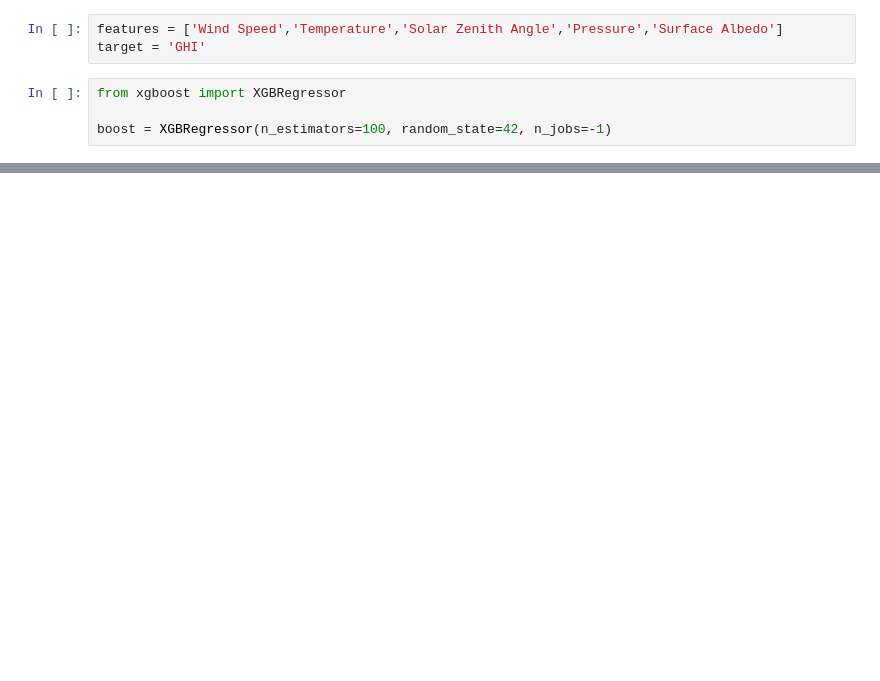
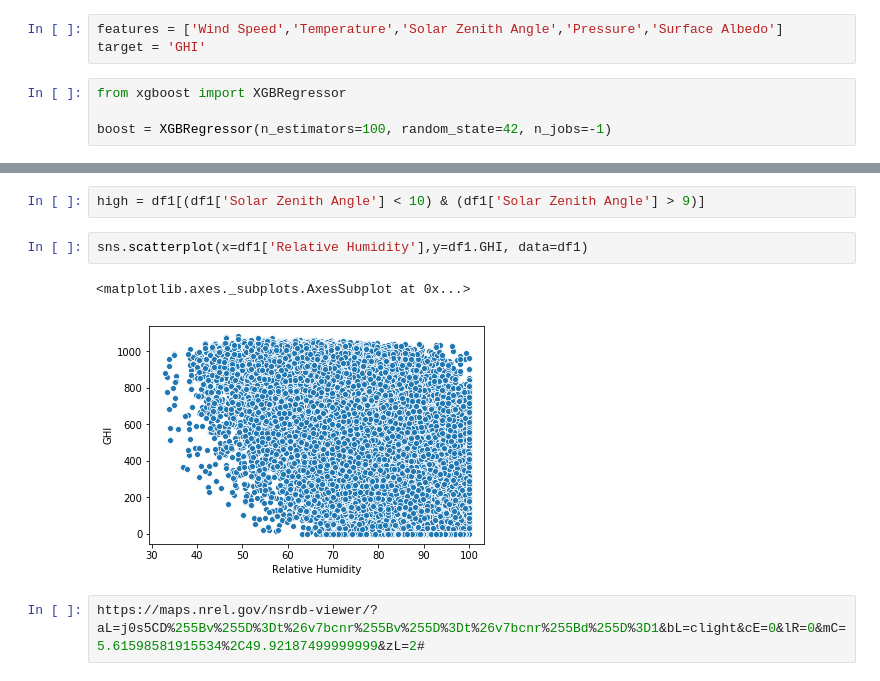
Before and after one commit to matthew-sessions/DS-Unit-2-Applied-Modeling, a Jupyter notebook: module2/assignment_applied_modeling_2.ipynb, the cells around one changed output, grey strips where cells are left out. Saved outputs shown, nothing was run; the diff lists cells and outputs as text; blank space fills up the shorter version.

```diff
--- a/module2/assignment_applied_modeling_2.ipynb
+++ b/module2/assignment_applied_modeling_2.ipynb
@@ -187,0 +318,9 @@ print(mean_absolute_error(test[target],y_pred_test))
+# %%
+high = df1[(df1['Solar Zenith Angle'] < 10) & (df1['Solar Zenith Angle'] > 9)]
+# %%
+sns.scatterplot(x=df1['Relative Humidity'],y=df1.GHI, data=df1)
+# %% [output]
+<matplotlib.axes._subplots.AxesSubplot at 0x...>
+[figure, added]
+# %%
+https://maps.nrel.gov/nsrdb-viewer/?aL=j0s5CD%255Bv%255D%3Dt%26v7bcnr%255Bv%255D%3Dt%26v7bcnr%255Bd%255D%3D1&bL=clight&cE=0&lR=0&mC=5.61598581915534%2C49.92187499999999&zL=2#
```
Also changed, not shown: parts of 18 cells of this notebook.
